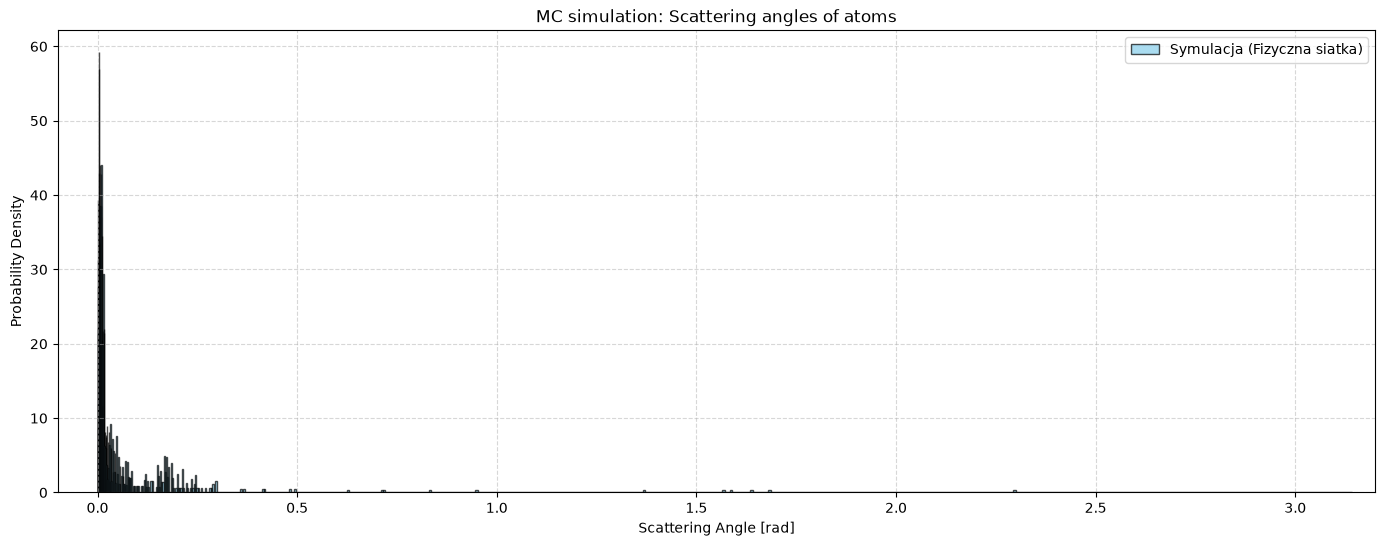
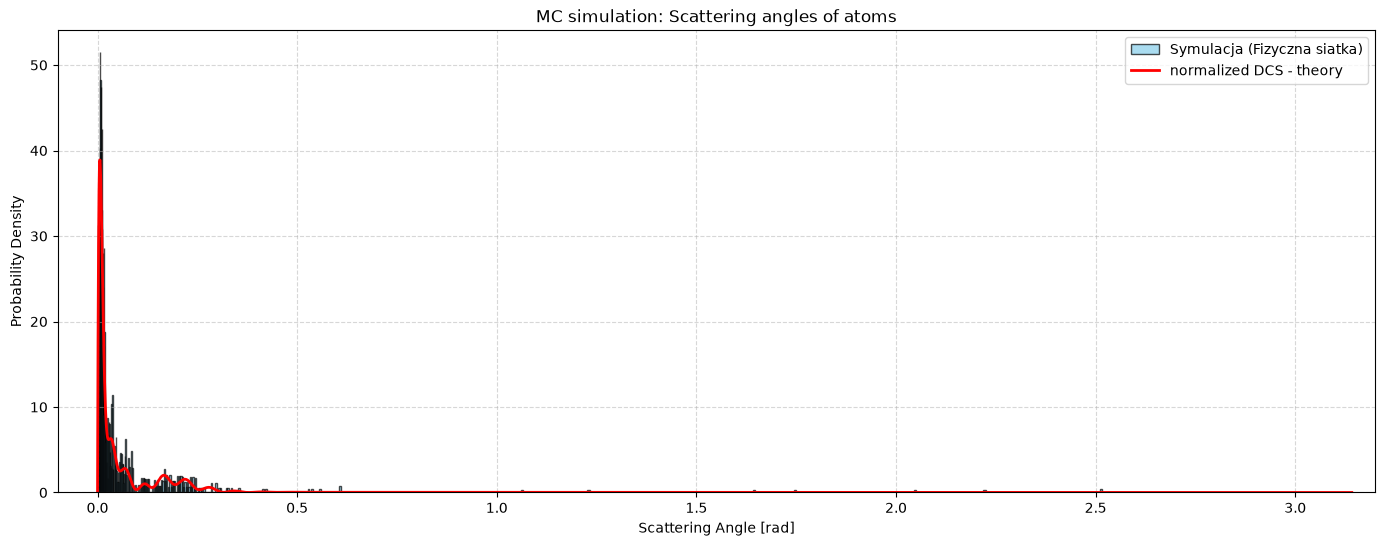
The notebook cell's code change between the first figure and the second:
--- before
+++ after
@@ -61,5 +61,5 @@
 theoretical_curve = df['Probability'] / df['Weight']
 
-#plt.plot(df['Angle'], theoretical_curve, color='red', linewidth=2, label='normalized DCS - theory')
+plt.plot(df['Angle'], theoretical_curve, color='red', linewidth=2, label='normalized DCS - theory')
 
 plt.title('MC simulation: Scattering angles of atoms')
@@ -75,9 +75,9 @@
 
 plt.hist(drawed_angles, bins=physical_boundaries, density=True, color='skyblue', edgecolor='black', alpha=0.7, label='MC - histogram')
-#plt.plot(df['Angle'], theoretical_curve, color='red', linewidth=2, label='normalized DCS - theory')
+plt.plot(df['Angle'], theoretical_curve, color='red', linewidth=2, label='normalized DCS - theory')
 
 plt.title('MC simulation: Scattering angles of atoms (zoom)')
 plt.xlabel('Scattering Angle [rad]')
-plt.xlim(-0.1, 1.1)  
+plt.xlim(-0.025, 0.2)  
 plt.ylabel('Probability Density')
 plt.legend()

Commit: Add files via upload